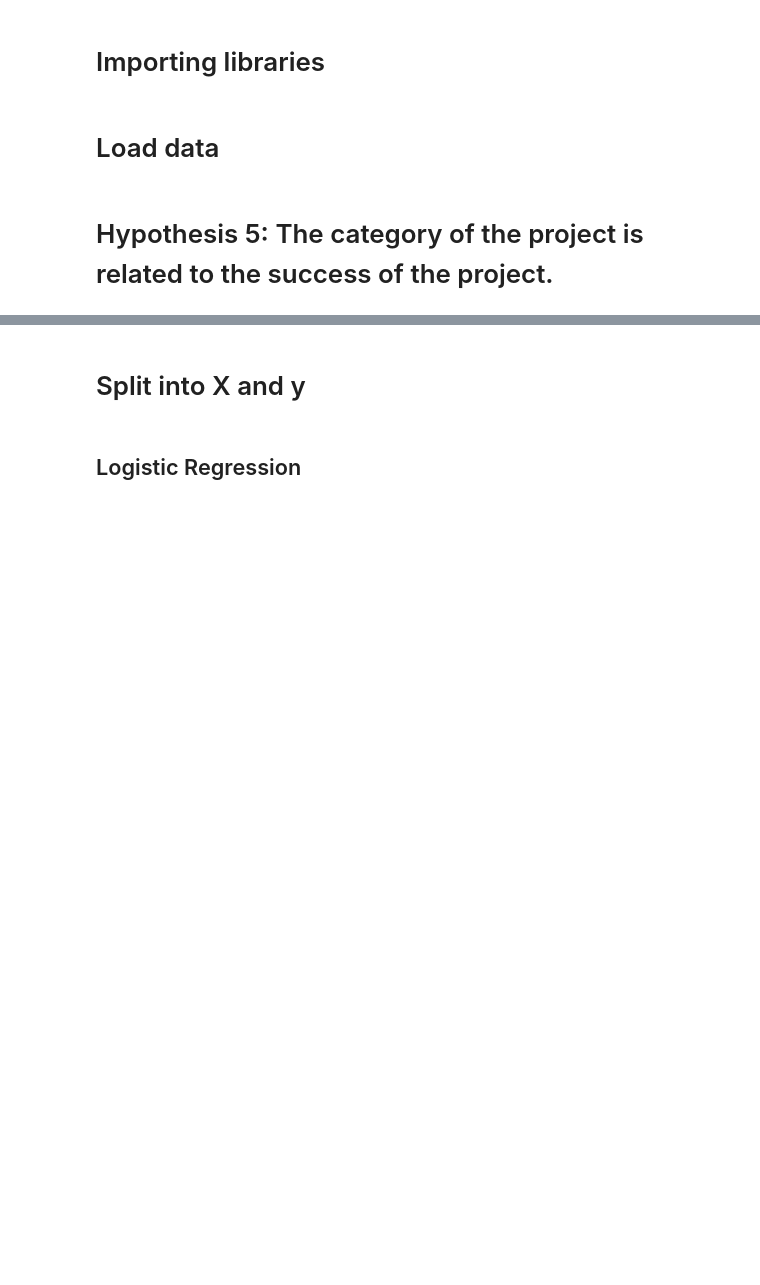
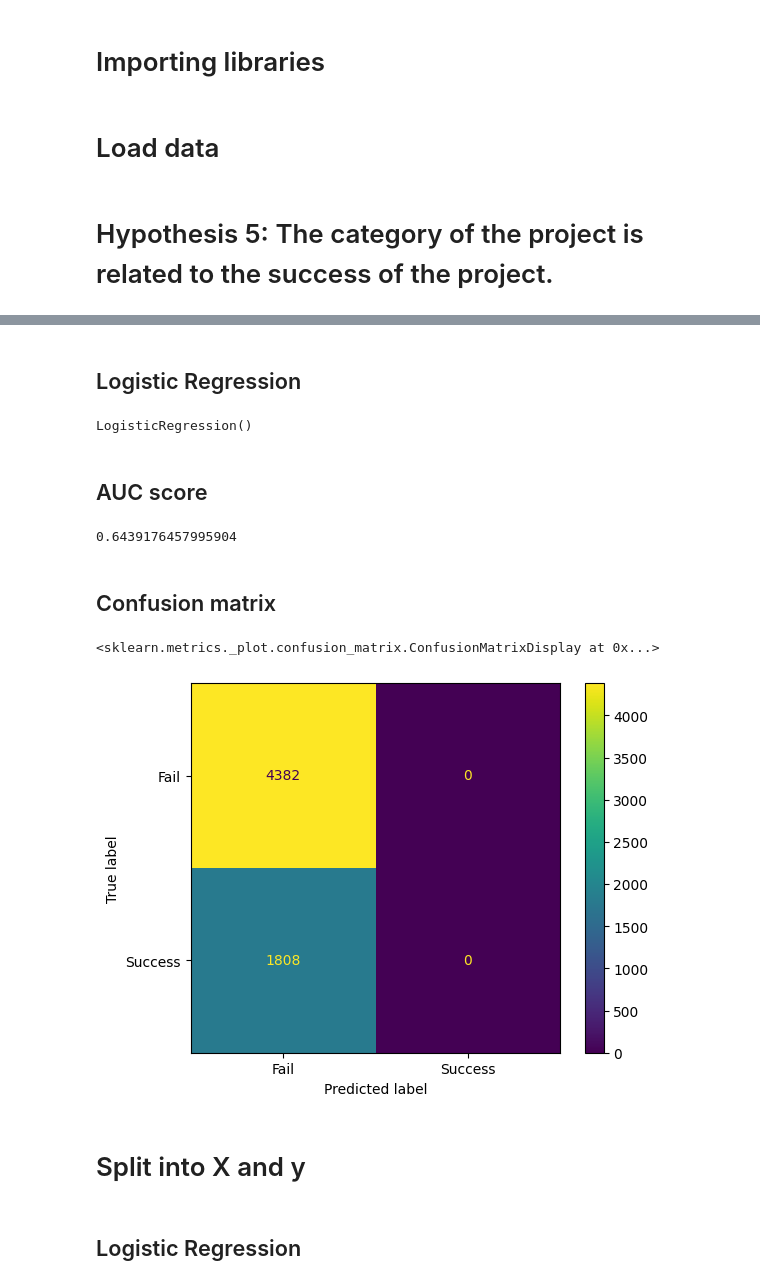
Before and after one commit to avidang/Data_project, a Jupyter notebook: Part9.Team8.h5_category.ipynb, the cells around one changed output, grey strips where cells are left out. Saved outputs shown, nothing was run; the diff lists cells and outputs as text; code cells hidden in the pictures; blank space fills up the shorter version.

```diff
--- a/Part9.Team8.h5_category.ipynb
+++ b/Part9.Team8.h5_category.ipynb
@@ -17,3 +88,45 @@ h5_df = kickstarter_clean_df[["category", "SuccessfulBool"]]
+# %%
+X = h5_dummy_df.drop(columns=["SuccessfulBool"])
+y = h5_dummy_df["SuccessfulBool"]
+# %%
+from sklearn.model_selection import train_test_split
+
+X_train, X_test, y_train, y_test = train_test_split(
+    X, y, test_size=0.3, random_state=42
+)
+# %% [markdown]
+## Logistic Regression
+# %%
+from sklearn.linear_model import LogisticRegression
+
+
+dummy_logreg = LogisticRegression()
+
+dummy_logreg.fit(X_train, y_train)
+# %% [output]
+LogisticRegression()
+# %% [markdown]
+## AUC score
+# %%
+# auc score
+from sklearn.metrics import roc_auc_score
+
+y_pred = dummy_logreg.predict(X_test)
+y_pred_proba = dummy_logreg.predict_proba(X_test)[:, 1]
+roc_auc_score(y_test, y_pred_proba)
+# %% [output]
+0.6439176457995904
+# %% [markdown]
+## Confusion matrix
+# %%
+from sklearn.metrics import confusion_matrix, ConfusionMatrixDisplay
+
+cm = confusion_matrix(y_test, y_pred)
+disp = ConfusionMatrixDisplay(confusion_matrix=cm, display_labels=["Fail", "Success"])
+disp.plot()
+# %% [output]
+<sklearn.metrics._plot.confusion_matrix.ConfusionMatrixDisplay at 0x...>
+[figure, added]
 # %% [markdown]
 # Split into X and y
 # %%
```
Also changed, not shown: parts of 10 cells of this notebook, 1 other file.
